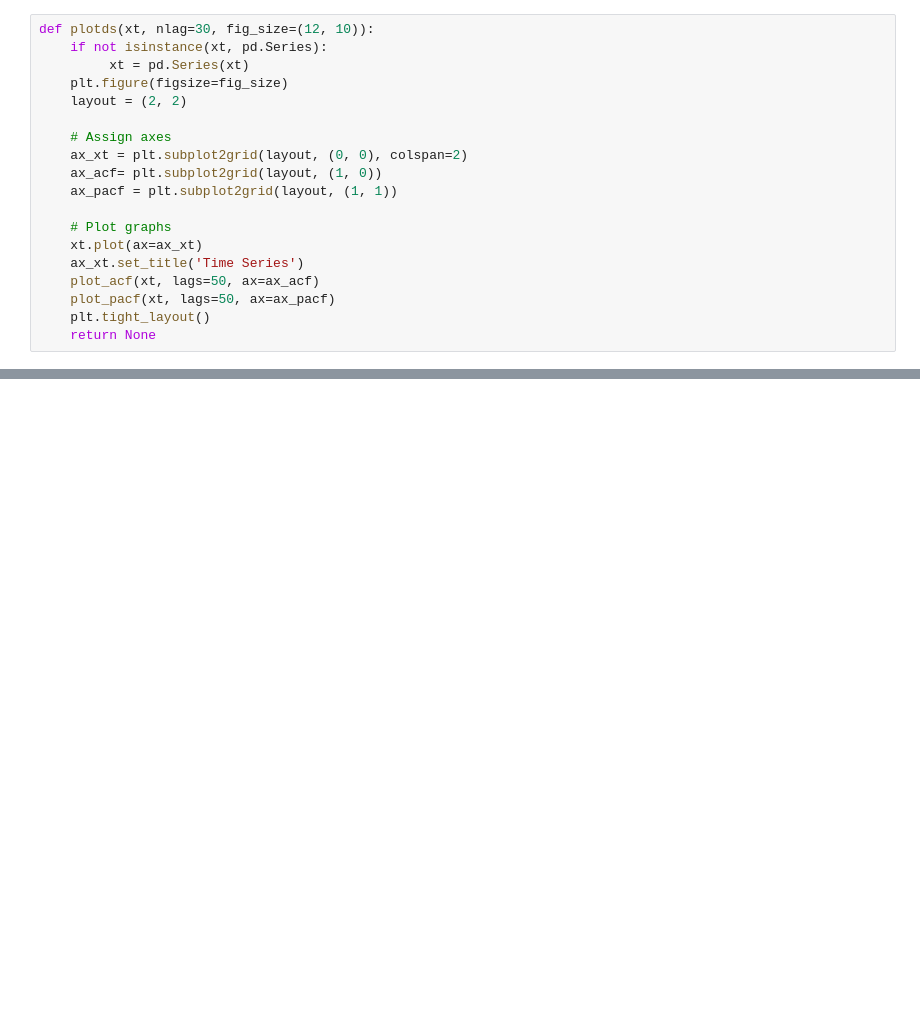
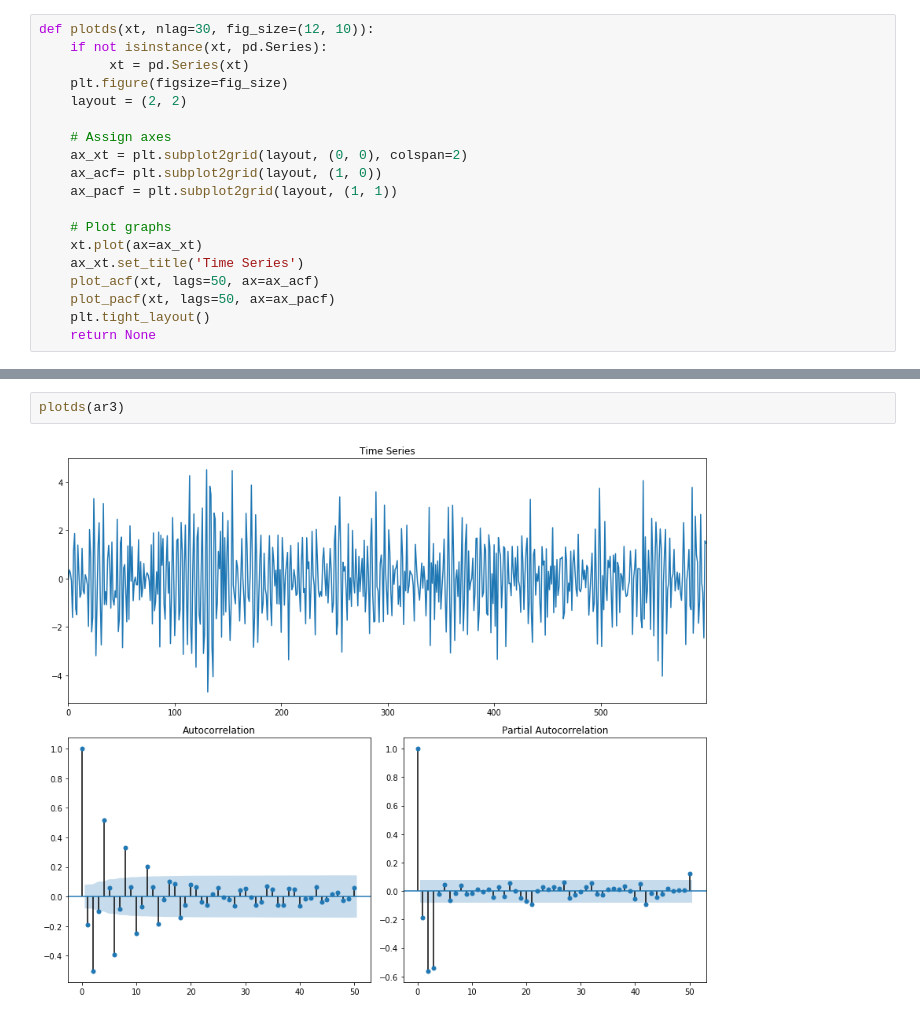
Before and after one commit to damiansp/TS, a Jupyter notebook: python/practical_TSA/04_AR_models/03_autoregressive_models.py.ipynb, the cells around one changed output, grey strips where cells are left out. Saved outputs shown, nothing was run; the diff lists cells and outputs as text; blank space fills up the shorter version.

```diff
--- a/python/practical_TSA/04_AR_models/03_autoregressive_models.py.ipynb
+++ b/python/practical_TSA/04_AR_models/03_autoregressive_models.py.ipynb
@@ -56,0 +69,4 @@ plotds(ar1)
+# %%
+plotds(ar3)
+# %% [output]
+[figure, added]
```
Also changed, not shown: parts of 8 cells of this notebook.
